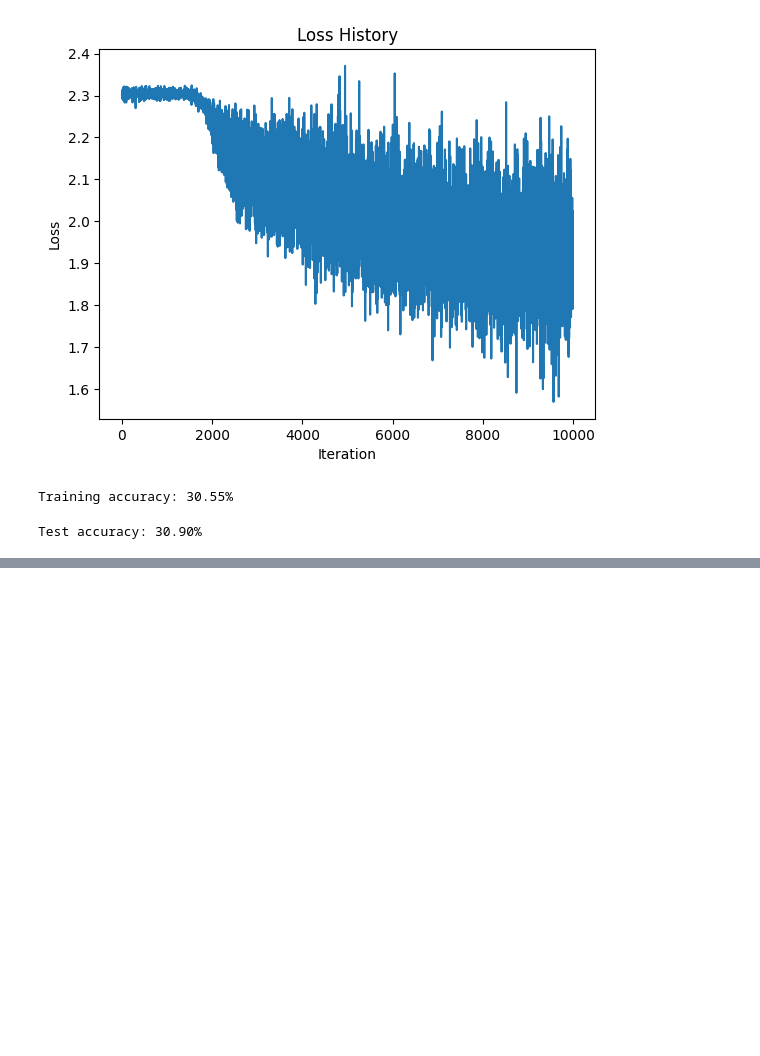
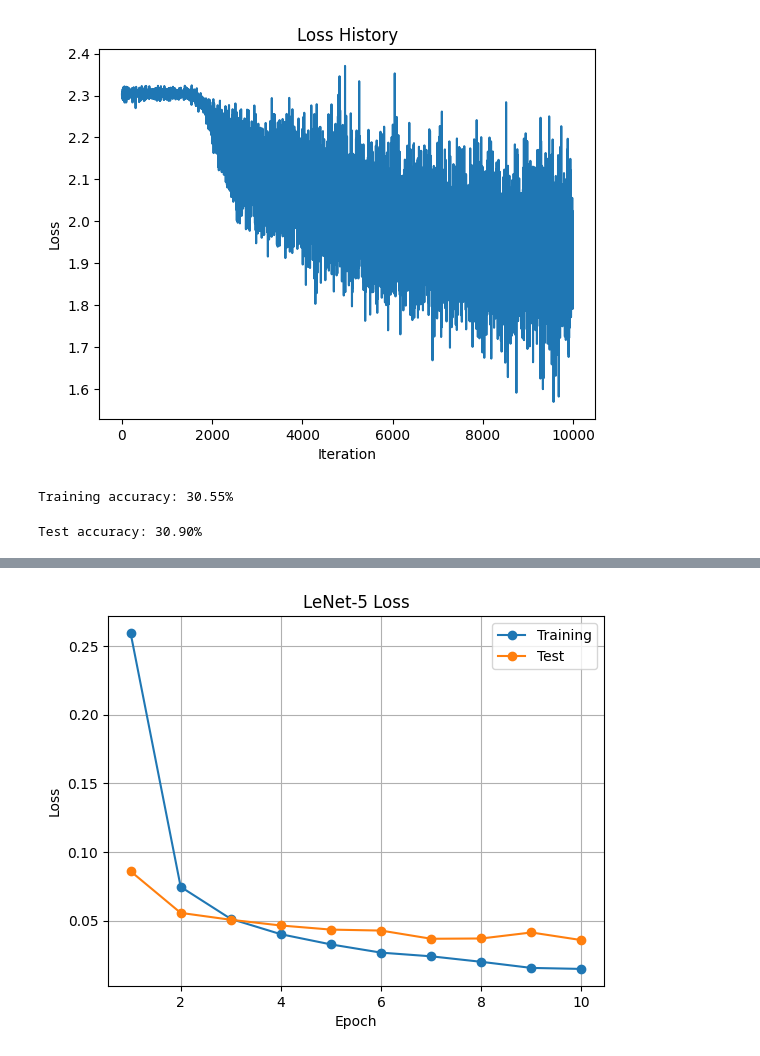
Before and after one commit to NethsanduKumarasinghe/EN3160_Assignment_03, a Jupyter notebook: EN3160_Assignment_03.ipynb, the cells around one changed output, grey strips where cells are left out. Cells and saved outputs as stored; diff of their text form; code cells hidden in the pictures; blank space fills up the shorter version.

```diff
--- a/EN3160_Assignment_03.ipynb
+++ b/EN3160_Assignment_03.ipynb
@@ -176,0 +344,11 @@ Test accuracy: 30.90%
+# %%
+plt.plot(range(1, epochs + 1), train_losses_lenet, marker='o', label='Training')
+plt.plot(range(1, epochs + 1), test_losses_lenet, marker='o', label='Test')
+plt.xlabel('Epoch')
+plt.ylabel('Loss')
+plt.title('LeNet-5 Loss')
+plt.legend()
+plt.grid(True)
+plt.show()
+# %% [output]
+[figure, added]
```
Also changed, not shown: parts of 19 cells of this notebook.
